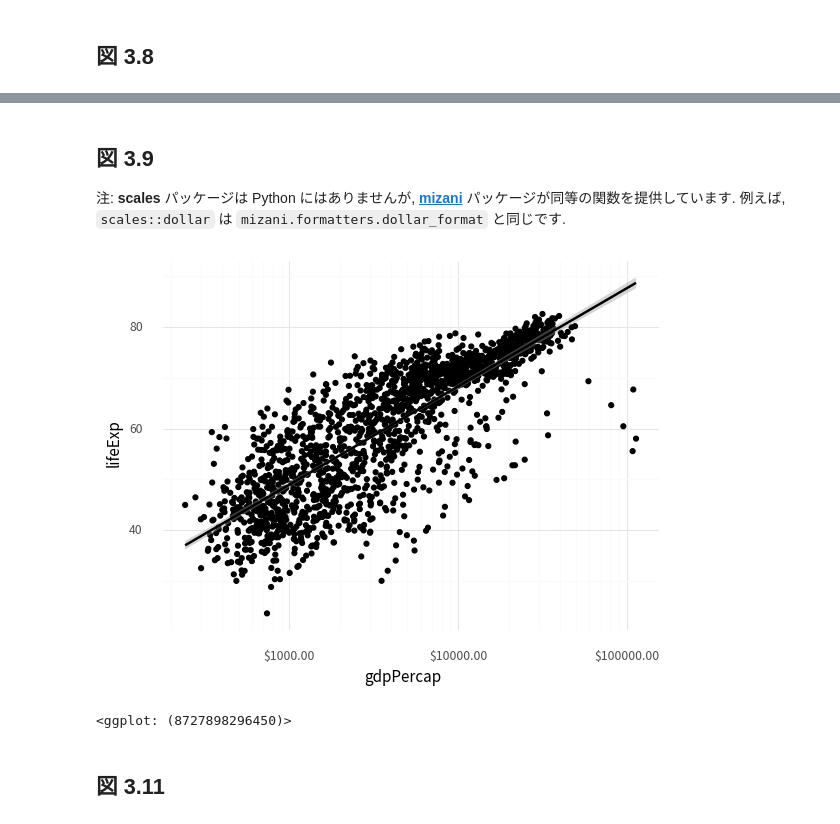
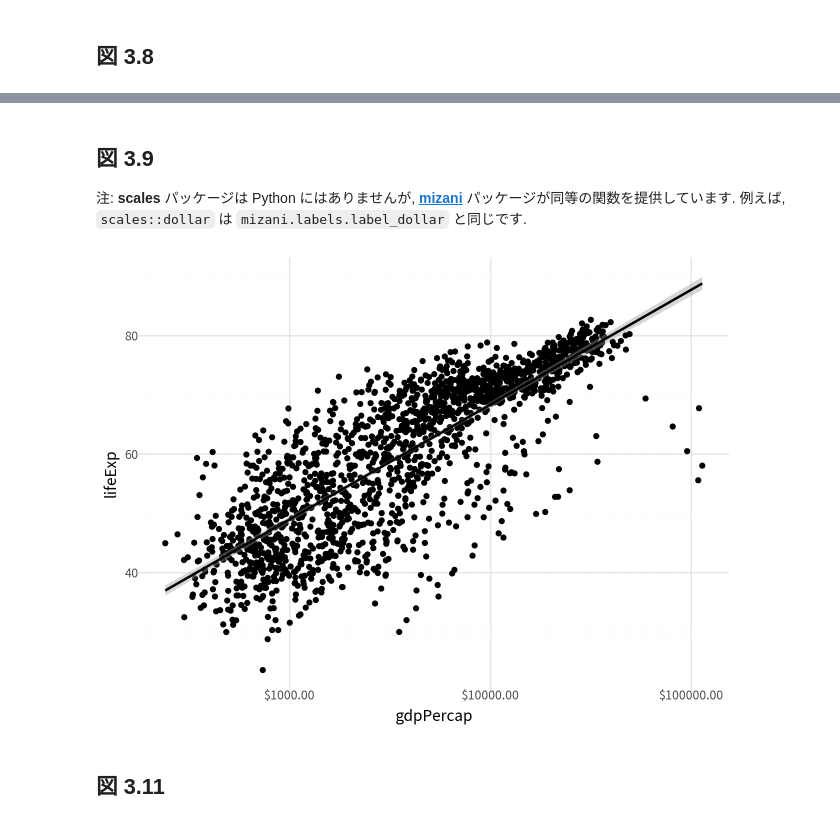
Before and after one commit to Gedevan-Aleksizde/pysocviz, a Jupyter notebook: notebooks/jp/ch.3.ipynb, the cells around one changed output, grey strips where cells are left out. Saved outputs shown, nothing was run; the diff lists cells and outputs as text; code cells hidden in the pictures.

```diff
--- a/notebooks/jp/ch.3.ipynb
+++ b/notebooks/jp/ch.3.ipynb
@@ -102,13 +97,12 @@ p + geom_point() + geom_smooth() + scale_x_log10()
 # %% [markdown]
 ## 図 3.9
 
-注: **scales** パッケージは Python にはありませんが, **[mizani](https://mizani.readthedocs.io/en/stable/)** パッケージが同等の関数を提供しています. 例えば, `scales::dollar` は `mizani.formatters.dollar_format` と同じです.
+注: **scales** パッケージは Python にはありませんが, **[mizani](https://mizani.readthedocs.io/en/stable/)** パッケージが同等の関数を提供しています. 例えば, `scales::dollar` は `mizani.labels.label_dollar` と同じです.
 # %%
 p = ggplot(gapminder, aes(x = 'gdpPercap', y='lifeExp'))
-p + geom_point() + geom_smooth() + scale_x_log10(labels=dollar_format())
+p + geom_point() + geom_smooth() + scale_x_log10(labels=label_dollar())
 # %% [output]
-[figure, old version]
+[figure, new version]
-<ggplot: (8727898296450)>
 # %% [markdown]
 ## 図 3.11
 # %%
```
Also changed, not shown: parts of 15 cells of this notebook, 17 other files.
